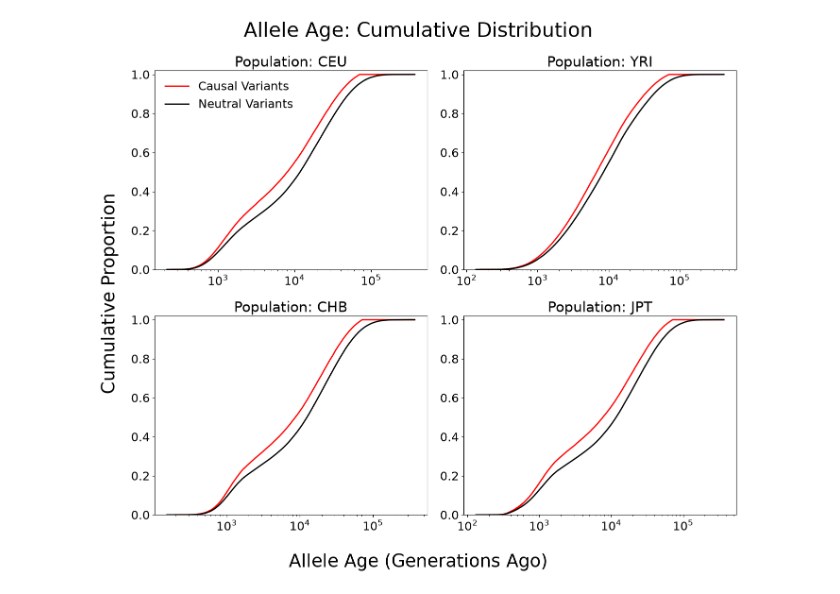
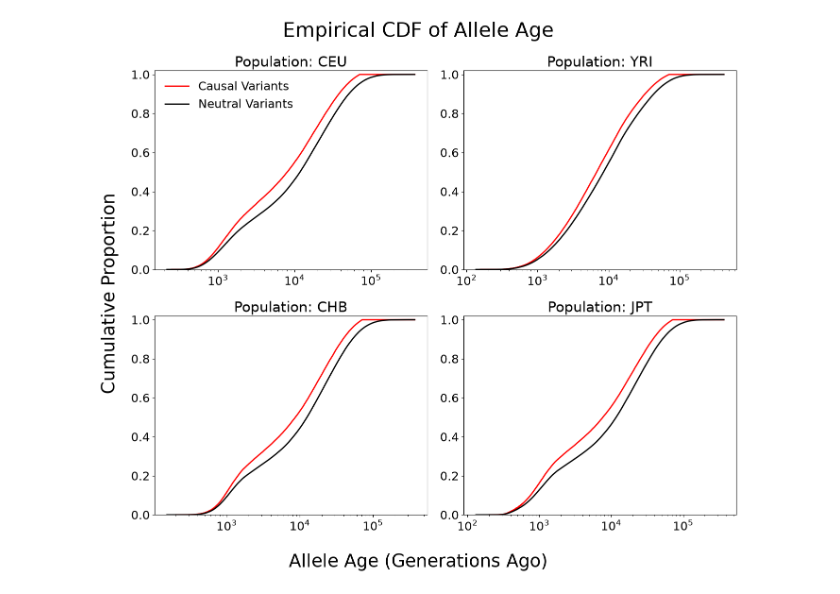
Before and after one commit to daikitag/ukb-simulation-paper, a Jupyter notebook: plot_codes/plot_allele_age_cdf.ipynb, the cells around one changed output. Cells and saved outputs as stored; diff of their text form; code cells hidden in the pictures.

```diff
--- a/plot_codes/plot_allele_age_cdf.ipynb
+++ b/plot_codes/plot_allele_age_cdf.ipynb
@@ -38,33 +38,33 @@ for i, pop in enumerate(["ceu", "yri", "chb", "jpt"], 1):
         x_causal,
         y_causal,
         color="red",
         linewidth=2,
         label="Causal Variants",
     )
 
     ax.plot(
         x_background,
         y_background,
         color="black",
         linewidth=2,
         label="Neutral Variants",
     )
 
     ax.set_xscale("log")
 
     #ax.set_xlabel("Allele age (generations)")
     #ax.set_ylabel("Cumulative proportion")
     ax.set_title(f"Population: {pop.upper()}")
     ax.set_ylim(0, 1.02)
 
     if i == 1:
         ax.legend(frameon=False)
 
-fig.suptitle("Allele Age: Cumulative Distribution", size=30)
+fig.suptitle("Empirical CDF of Allele Age", size=30)
 fig.supxlabel("Allele Age (Generations Ago)", size=27)
 fig.supylabel("Cumulative Proportion", size=27)
 plt.tight_layout()
-plt.savefig("allele-age-cdf.pdf")
+plt.savefig("allele-age-ecdf.pdf")
 plt.show()
 # %% [output]
-[figure, old version]
+[figure, new version]
```
Also changed, not shown: 2 other files.
